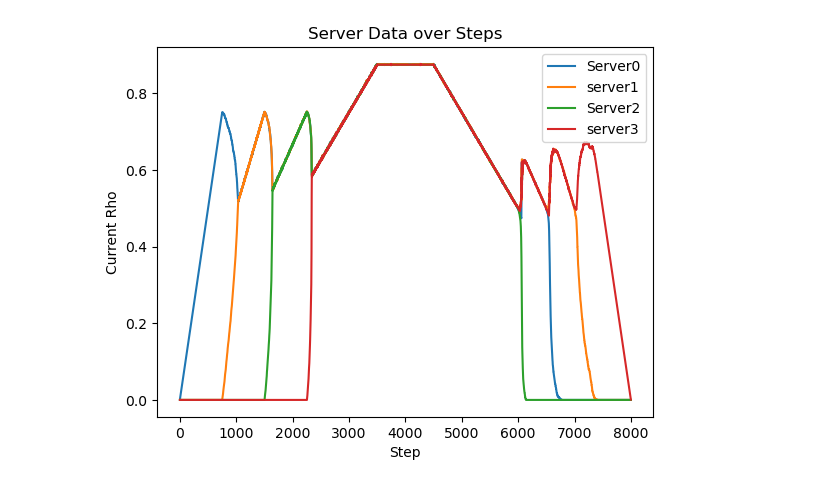
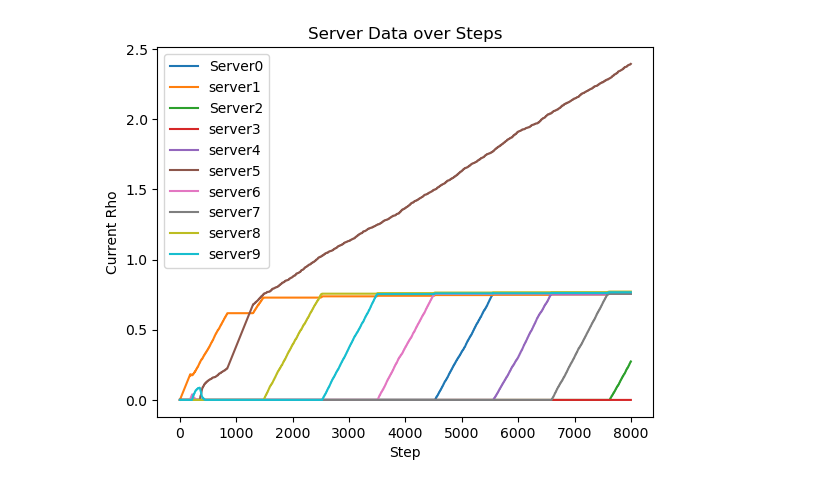
Before and after one commit to Masuda-Shinnosuke/Cloud_Morphing_Simulator, a Jupyter notebook: analysis.ipynb, the cells around one changed output. Drawn from its saved outputs; the diff is of its cells as text; code cells hidden in the pictures.

```diff
--- a/analysis.ipynb
+++ b/analysis.ipynb
@@ -12,31 +12,49 @@ server0=[]
 server1=[]
 server2=[]
 server3=[]
-for i in range(0,len(data),4):
-    step_data=data[i:i+4]
+server4=[]
+server5=[]
+server6=[]
+server7=[]
+server8=[]
+server9=[]
+for i in range(0,len(data),10):
+    step_data=data[i:i+10]
     server0.append(step_data[0]["currentRho"])
     server1.append(step_data[1]["currentRho"])
     server2.append(step_data[2]["currentRho"])
     server3.append(step_data[3]["currentRho"])
+    server4.append(step_data[4]["currentRho"])
+    server5.append(step_data[5]["currentRho"])
+    server6.append(step_data[6]["currentRho"])
+    server7.append(step_data[7]["currentRho"])
+    server8.append(step_data[8]["currentRho"])
+    server9.append(step_data[9]["currentRho"])
 # %%
-# plt.plot(server0[100:200],label="Server0")
-# plt.plot(server1[100:200],label="server1")
-# plt.plot(server2[100:200], label="Server2")
-# plt.plot(server3[100:200],label="server3")
+# plt.plot(server0[3000:4000],label="Server0")
+# plt.plot(server1[3000:3200],label="server1")
+# plt.plot(server2[3000:3200], label="Server2")
+# plt.plot(server3[3000:4000],label="server3")
 
 plt.plot(server0,label="Server0")
 plt.plot(server1,label="server1")
 plt.plot(server2, label="Server2")
 plt.plot(server3,label="server3",)
+plt.plot(server4,label="server4",)
+plt.plot(server5,label="server5",)
+plt.plot(server6,label="server6",)
+plt.plot(server7,label="server7",)
+plt.plot(server8,label="server8",)
+plt.plot(server9,label="server9",)
 
 # グラフの装飾
 plt.xlabel("Step")
 plt.ylabel("Current Rho")
 plt.title("Server Data over Steps")
 plt.legend()  # 凡例を表示
 
 # グラフを表示
 plt.show()
 # 確率的にステップ数を決めてサーバを選択。毎ステップだと同期して動いてしまうため
 # %% [output]
-[figure, old version]
+[figure, new version]
```
Also changed, not shown: 13 other files.
